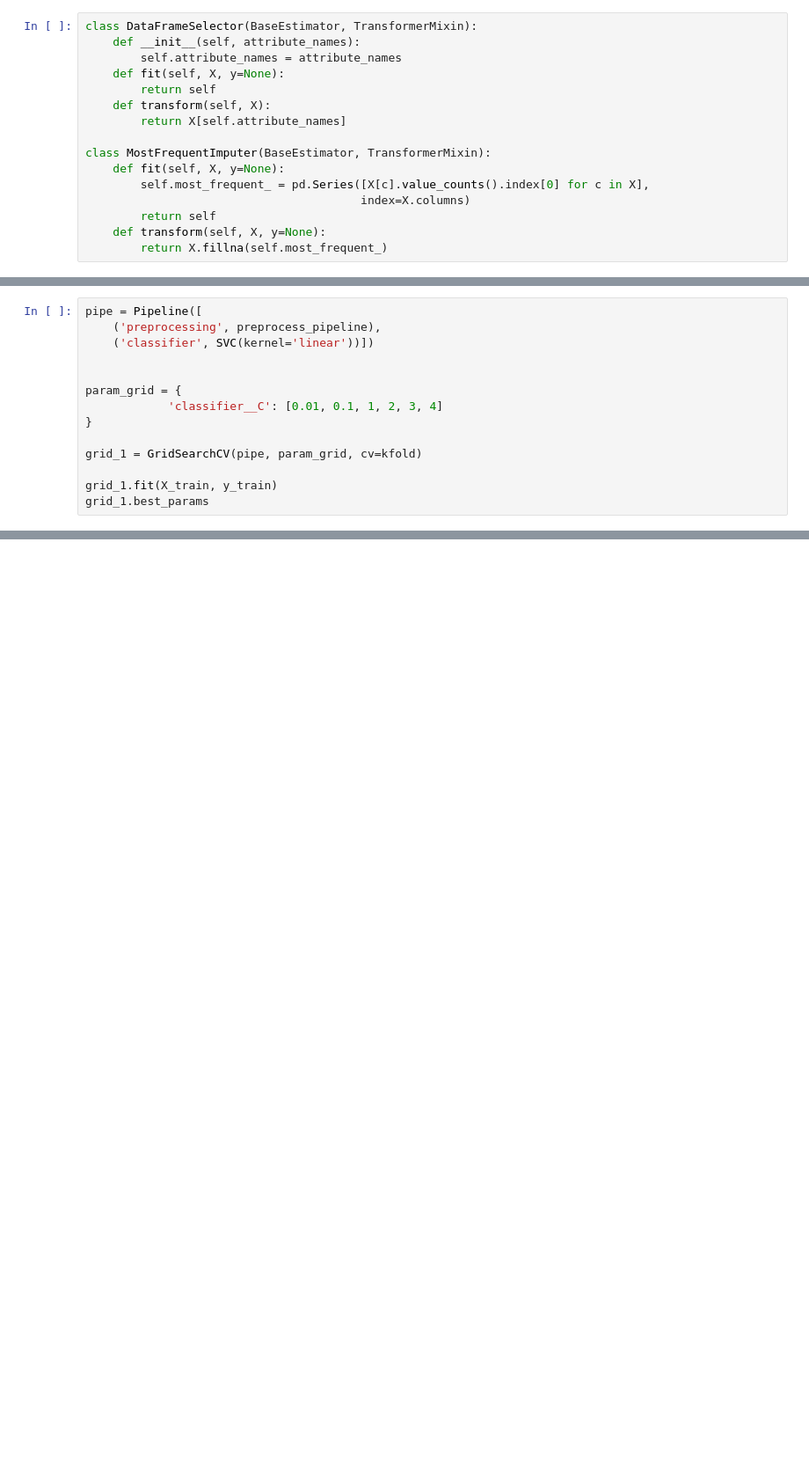
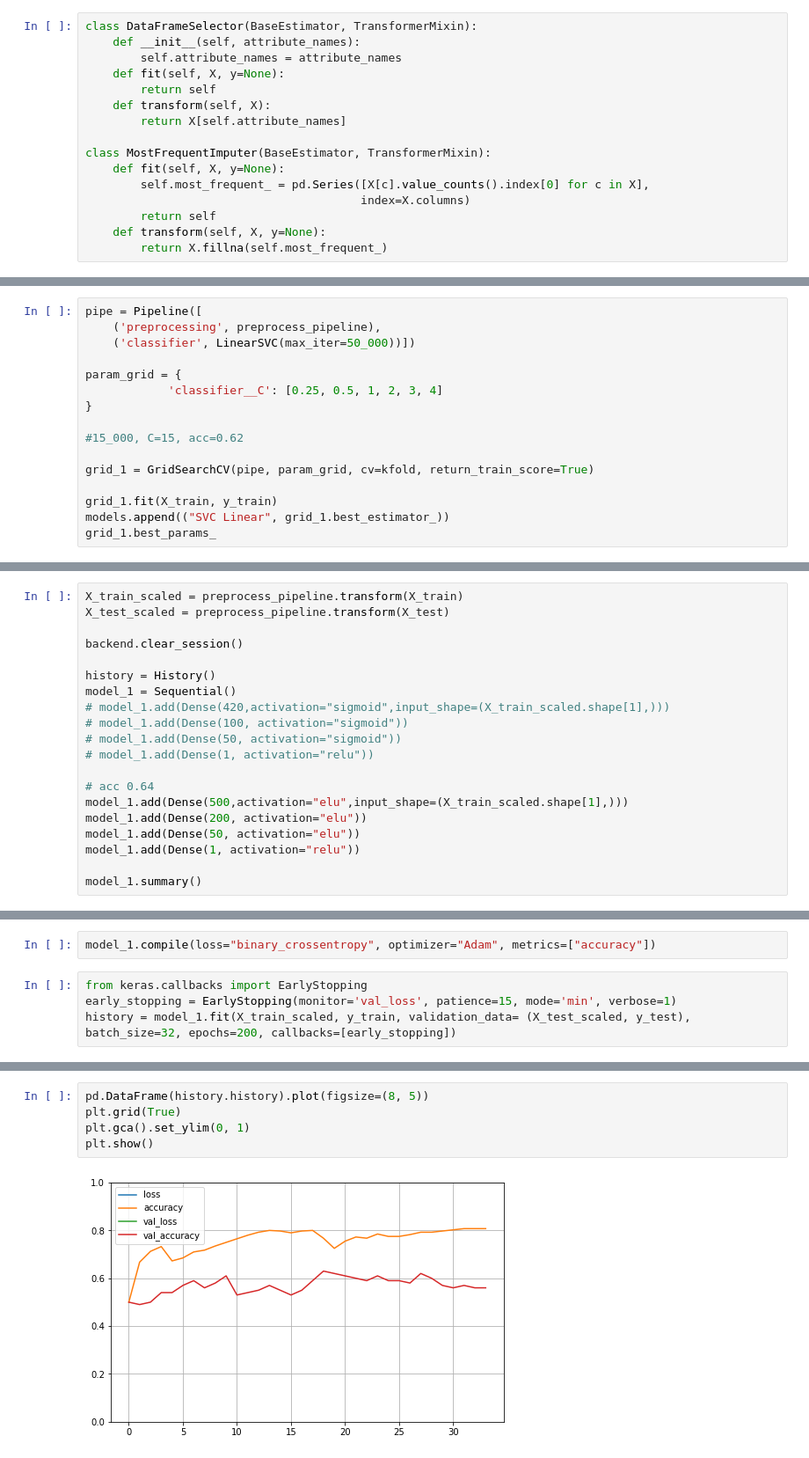
Before and after one commit to Konrados232/steam-predicter, a Jupyter notebook: predict.ipynb, the cells around one changed output, grey strips where cells are left out. Shown at 88% size. Saved outputs shown, nothing was run; the diff lists cells and outputs as text; blank space fills up the shorter version.

Commit message:
Add models and scores

```diff
--- a/predict.ipynb
+++ b/predict.ipynb
@@ -76,14 +198,16 @@ cat_pipeline.fit_transform(train_data)
 # %%
 pipe = Pipeline([
     ('preprocessing', preprocess_pipeline),
-    ('classifier', SVC(kernel='linear'))])
-
+    ('classifier', LinearSVC(max_iter=50_000))])
 
 param_grid = {
-            'classifier__C': [0.01, 0.1, 1, 2, 3, 4]
+            'classifier__C': [0.25, 0.5, 1, 2, 3, 4]
 }
 
-grid_1 = GridSearchCV(pipe, param_grid, cv=kfold)
+#15_000, C=15, acc=0.62
+
+grid_1 = GridSearchCV(pipe, param_grid, cv=kfold, return_train_score=True)
 
 grid_1.fit(X_train, y_train)
-grid_1.best_params
+models.append(("SVC Linear", grid_1.best_estimator_))
+grid_1.best_params_
@@ -91,0 +482,20 @@ best_grid = grid_1.best_estimator_.predict(test_data)
+# %%
+X_train_scaled = preprocess_pipeline.transform(X_train)
+X_test_scaled = preprocess_pipeline.transform(X_test)
+
+backend.clear_session()
+
+history = History()
+model_1 = Sequential()
+# model_1.add(Dense(420,activation="sigmoid",input_shape=(X_train_scaled.shape[1],)))
+# model_1.add(Dense(100, activation="sigmoid"))
+# model_1.add(Dense(50, activation="sigmoid"))
+# model_1.add(Dense(1, activation="relu"))
+
+# acc 0.64
+model_1.add(Dense(500,activation="elu",input_shape=(X_train_scaled.shape[1],)))
+model_1.add(Dense(200, activation="elu"))
+model_1.add(Dense(50, activation="elu"))
+model_1.add(Dense(1, activation="relu"))
+
+model_1.summary()
@@ -91,0 +519,6 @@ best_grid = grid_1.best_estimator_.predict(test_data)
+# %%
+model_1.compile(loss="binary_crossentropy", optimizer="Adam", metrics=["accuracy"])
+# %%
+from keras.callbacks import EarlyStopping
+early_stopping = EarlyStopping(monitor='val_loss', patience=15, mode='min', verbose=1)
+history = model_1.fit(X_train_scaled, y_train, validation_data= (X_test_scaled, y_test), batch_size=32, epochs=200, callbacks=[early_stopping])
@@ -91,0 +543,7 @@ best_grid = grid_1.best_estimator_.predict(test_data)
+# %%
+pd.DataFrame(history.history).plot(figsize=(8, 5))
+plt.grid(True)
+plt.gca().set_ylim(0, 1)
+plt.show()
+# %% [output]
+[figure, added]
```
Also changed, not shown: parts of 61 cells of this notebook.
